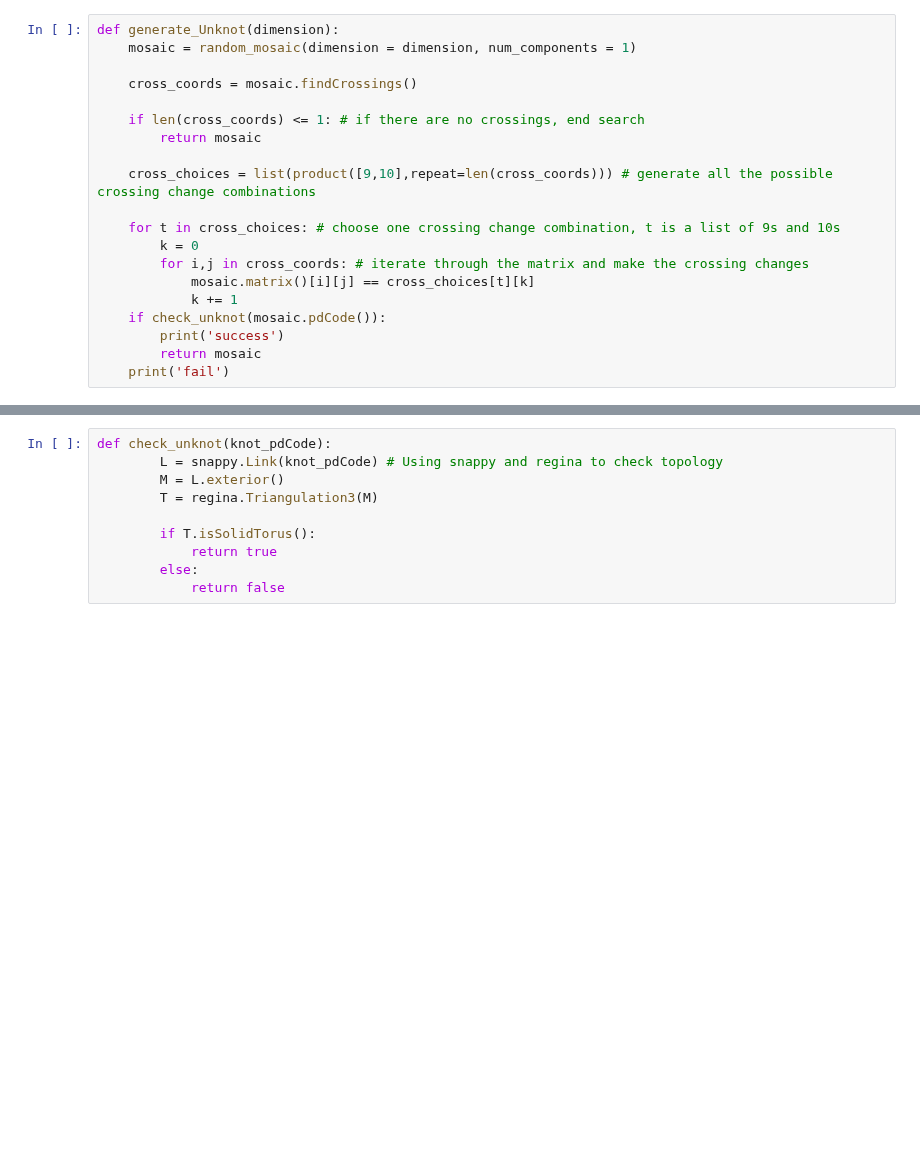
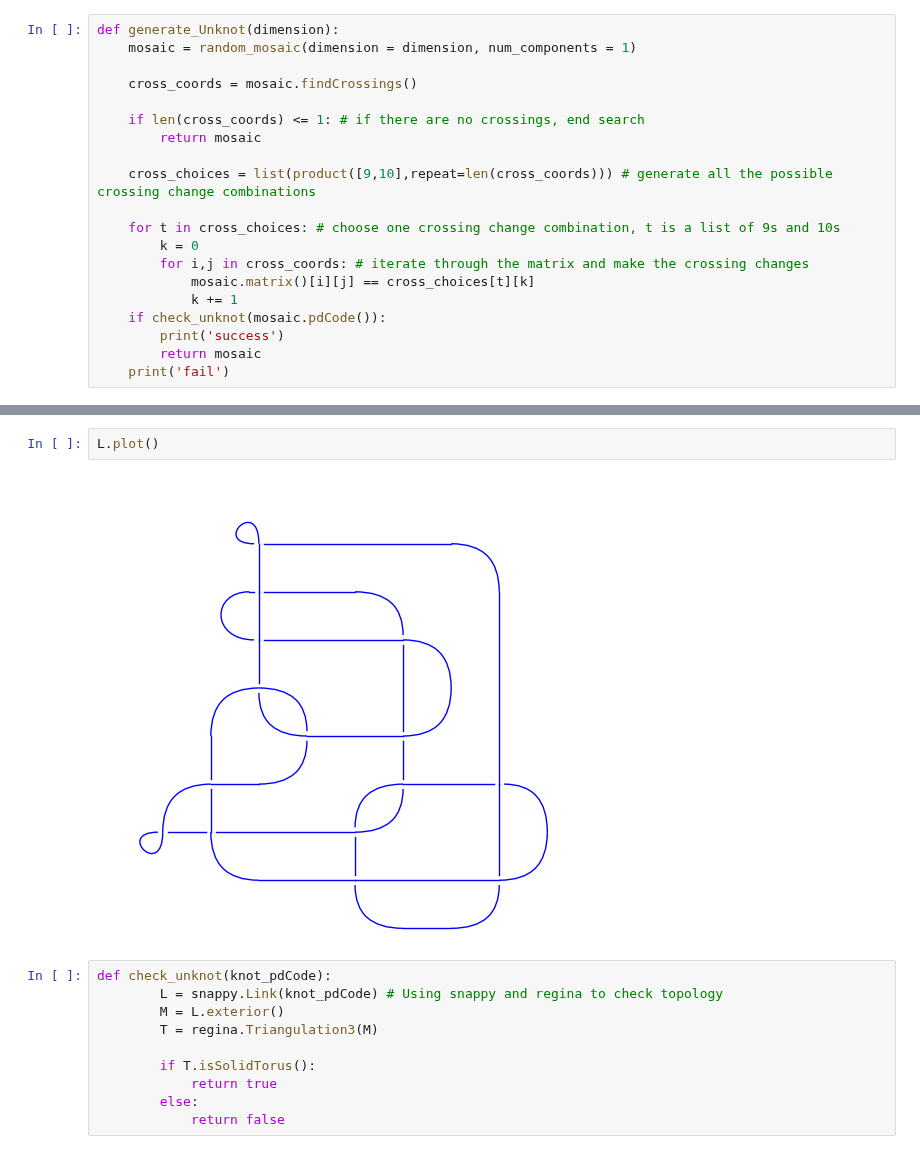
Before and after one commit to andrew-tawfeek/knot_mosaics, a Jupyter notebook: unknot.ipynb, the cells around one changed output, grey strips where cells are left out. Cells and saved outputs as stored; diff of their text form; blank space fills up the shorter version.

```diff
--- a/unknot.ipynb
+++ b/unknot.ipynb
@@ -26,3 +69,7 @@ def generate_Unknot(dimension):
+# %%
+L.plot()
+# %% [output]
+[figure, added]
 # %%
 def check_unknot(knot_pdCode):
         L = snappy.Link(knot_pdCode) # Using snappy and regina to check topology
```
Also changed, not shown: parts of 3 cells of this notebook, 1 other file.
